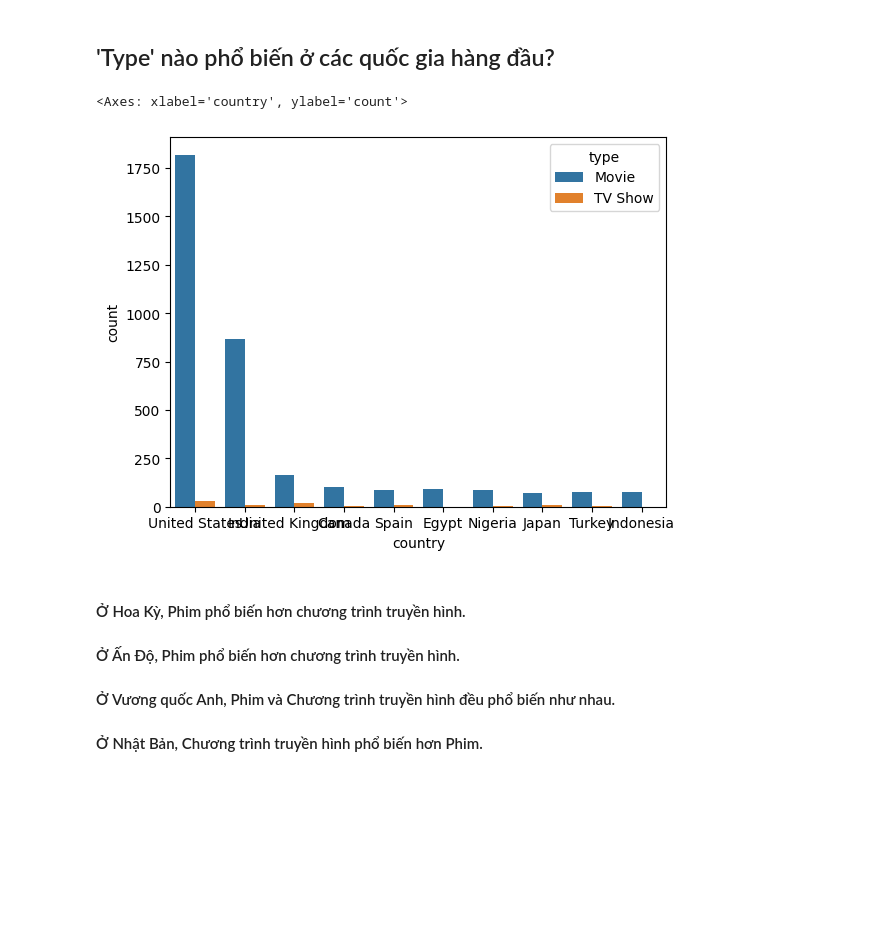
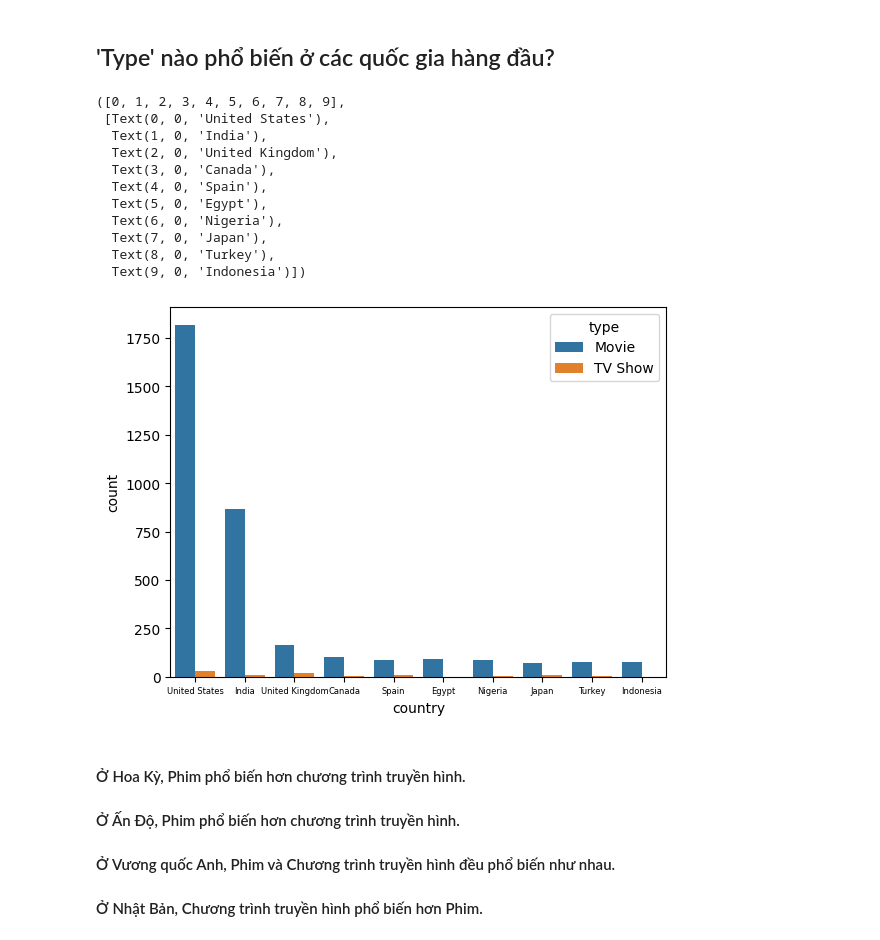
Before and after one commit to thanhthao2004/Tranning-Python-Lesson4, a Jupyter notebook: Nextflix_DataAnalyst/DataAnalyst.ipynb, the cells around one changed output. Cells and saved outputs as stored; diff of their text form; code cells hidden in the pictures; blank space fills up the shorter version.

```diff
--- a/Nextflix_DataAnalyst/DataAnalyst.ipynb
+++ b/Nextflix_DataAnalyst/DataAnalyst.ipynb
@@ -180,9 +170,20 @@ Passing `palette` without assigning `hue` is deprecated and will be removed in v
 ## 'Type' nào phổ biến ở các quốc gia hàng đầu?
 # %%
 sns.countplot(x = df['country'], order = top_countries.index, hue = df['type'])
+plt.xticks(fontsize=6)
 # %% [output]
-<Axes: xlabel='country', ylabel='count'>
+([0, 1, 2, 3, 4, 5, 6, 7, 8, 9],
+ [Text(0, 0, 'United States'),
+  Text(1, 0, 'India'),
+  Text(2, 0, 'United Kingdom'),
+  Text(3, 0, 'Canada'),
+  Text(4, 0, 'Spain'),
+  Text(5, 0, 'Egypt'),
+  Text(6, 0, 'Nigeria'),
+  Text(7, 0, 'Japan'),
+  Text(8, 0, 'Turkey'),
+  Text(9, 0, 'Indonesia')])
-[figure, old version]
+[figure, new version]
 # %% [markdown]
 #### Ở Hoa Kỳ, Phim phổ biến hơn chương trình truyền hình.
 
```
Also changed, not shown: parts of 6 cells of this notebook.
